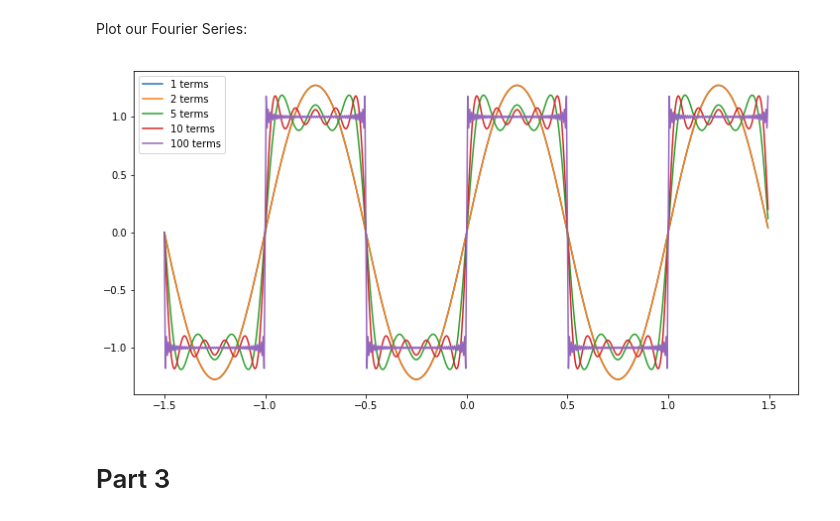
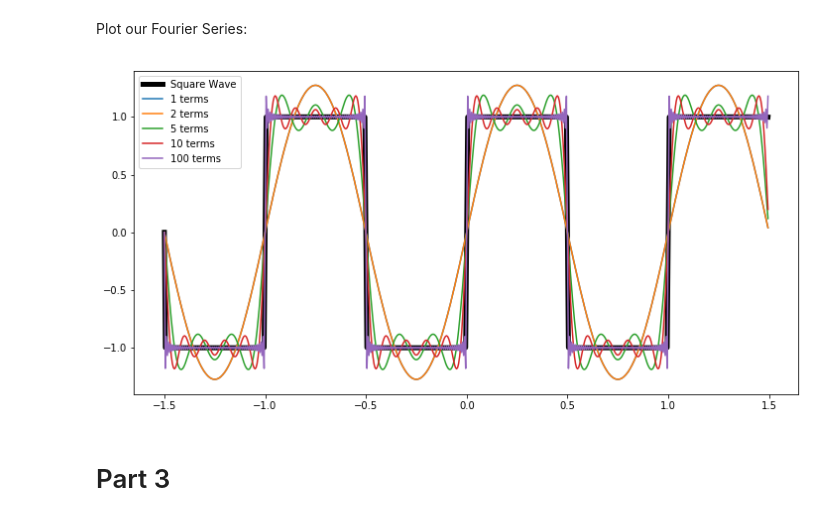
Before and after one commit to lukepolson/School, a Jupyter notebook: Phys 411/Assignment 3/Question 3.ipynb, the cells around one changed output. Saved outputs shown, nothing was run; the diff lists cells and outputs as text; code cells hidden in the pictures.

```diff
--- a/Phys 411/Assignment 3/Question 3.ipynb
+++ b/Phys 411/Assignment 3/Question 3.ipynb
@@ -74,15 +79,17 @@ for i in terms:
 Plot our Fourier Series:
 # %%
 fig, ax = plt.subplots(figsize=(12,6))
+
+ax.plot(x, get_fourier(x, 10000, a_n, b_n), lw=5, color='k', label='Square Wave')
 
 for term, fourier in zip(terms, fouriers):
     ax.plot(x, fourier, label='{} terms'.format(term))
 
 ax.legend(loc='best')
 
 plt.show()
 # %% [output]
-[figure, old version]
+[figure, new version]
 # %% [markdown]
 # Part 3
 # %% [markdown]
```
Also changed, not shown: parts of 2 cells of this notebook.
